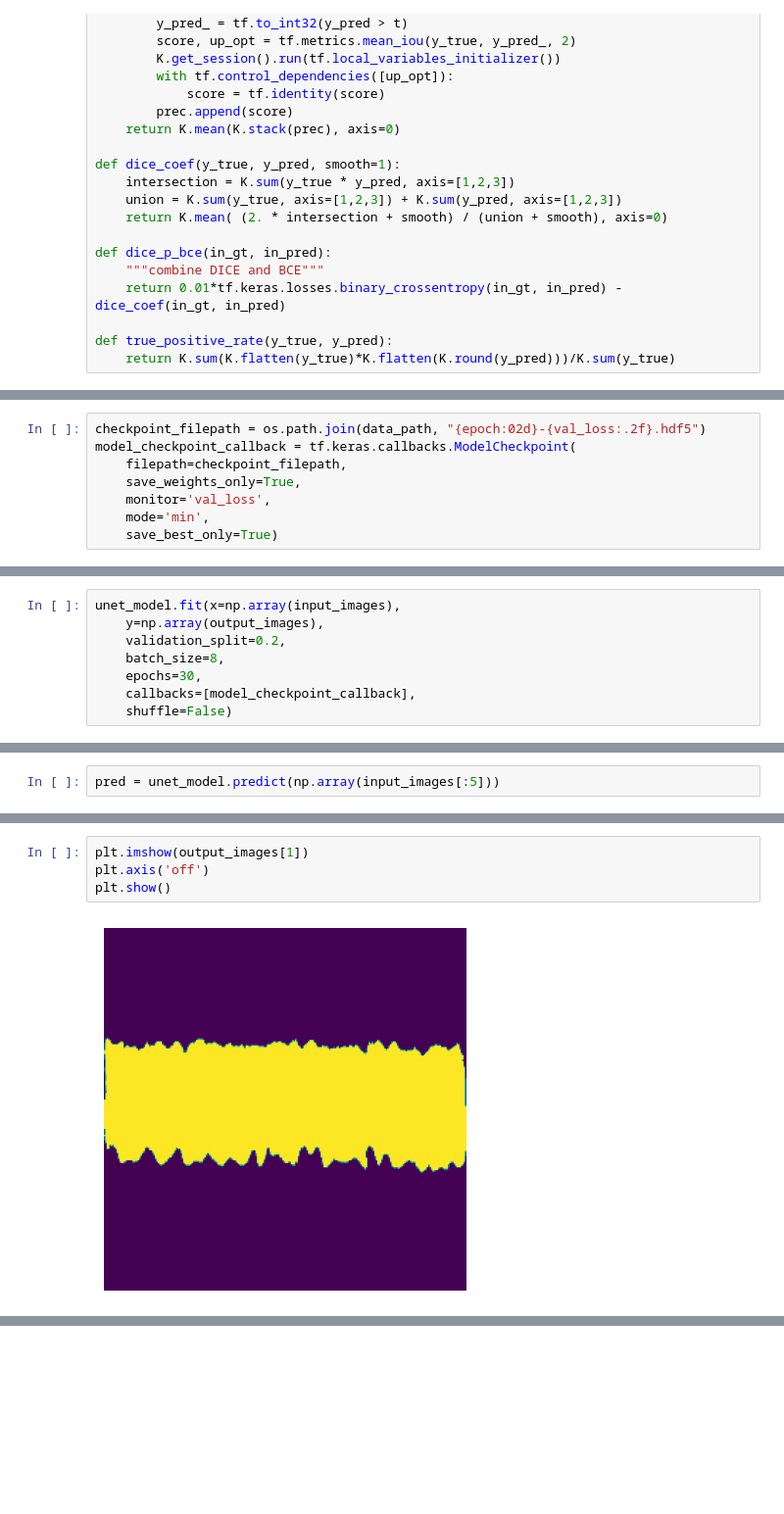
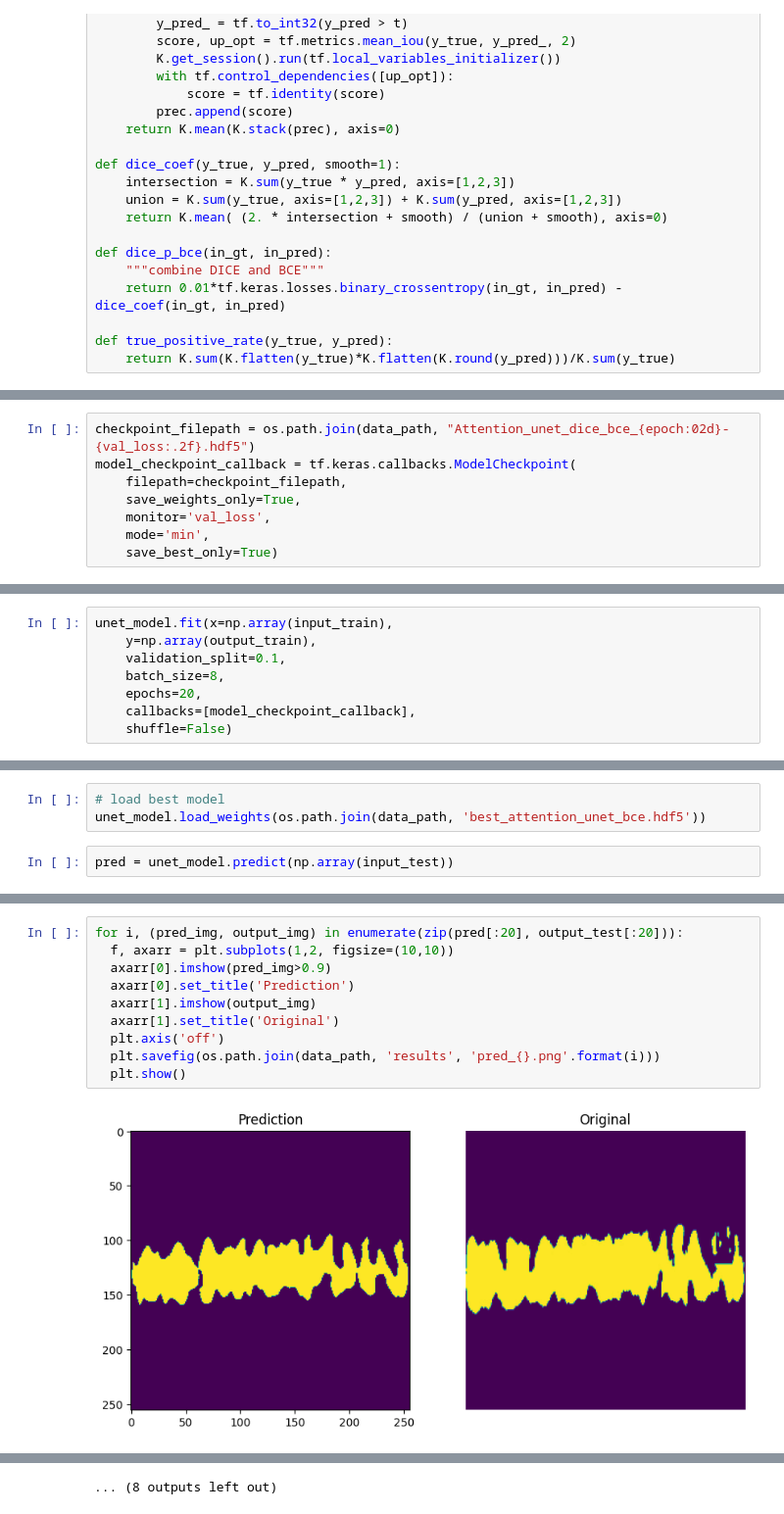
Before and after one commit to KapilM26/CFL_detection, a Jupyter notebook: Attention_UNet.ipynb, the cells around one changed output, grey strips where cells are left out. Shown at 98% size. Cells and saved outputs as stored; diff of their text form; blank space fills up the shorter version.

```diff
--- a/Attention_UNet.ipynb
+++ b/Attention_UNet.ipynb
@@ -191,5 +195,5 @@ np.array(output_images).shape
 # %%
-checkpoint_filepath = os.path.join(data_path, "{epoch:02d}-{val_loss:.2f}.hdf5")
+checkpoint_filepath = os.path.join(data_path, "Attention_unet_dice_bce_{epoch:02d}-{val_loss:.2f}.hdf5")
 model_checkpoint_callback = tf.keras.callbacks.ModelCheckpoint(
     filepath=checkpoint_filepath,
     save_weights_only=True,
@@ -199,9 +211,9 @@ model_checkpoint_callback = tf.keras.callbacks.ModelCheckpoint(
 # %%
-unet_model.fit(x=np.array(input_images),
-    y=np.array(output_images),
-    validation_split=0.2,
+unet_model.fit(x=np.array(input_train),
+    y=np.array(output_train),
+    validation_split=0.1,
     batch_size=8,
-    epochs=30,
+    epochs=20,
     callbacks=[model_checkpoint_callback],
     shuffle=False)
 # %% [output]
@@ -232,3 +242,6 @@ np.array(input_images[:5]).shape
+# %%
+# load best model
+unet_model.load_weights(os.path.join(data_path, 'best_attention_unet_bce.hdf5'))
 # %%
-pred = unet_model.predict(np.array(input_images[:5]))
+pred = unet_model.predict(np.array(input_test))
 # %% [output]
@@ -242,6 +249,12 @@ plt.show()
-# %%
-plt.imshow(output_images[1])
-plt.axis('off')
-plt.show()
-# %% [output]
-[figure, removed]
+# %%
+for i, (pred_img, output_img) in enumerate(zip(pred[:20], output_test[:20])):
+  f, axarr = plt.subplots(1,2, figsize=(10,10))
+  axarr[0].imshow(pred_img>0.9)
+  axarr[0].set_title('Prediction')
+  axarr[1].imshow(output_img)
+  axarr[1].set_title('Original')
+  plt.axis('off')
+  plt.savefig(os.path.join(data_path, 'results', 'pred_{}.png'.format(i)))
+  plt.show()
+# %% [output]
+[figure, added]
@@ -247,0 +272 @@ plt.show()
+... (8 outputs left out)
```
Also changed, not shown: parts of 16 cells of this notebook, 2 other files.
